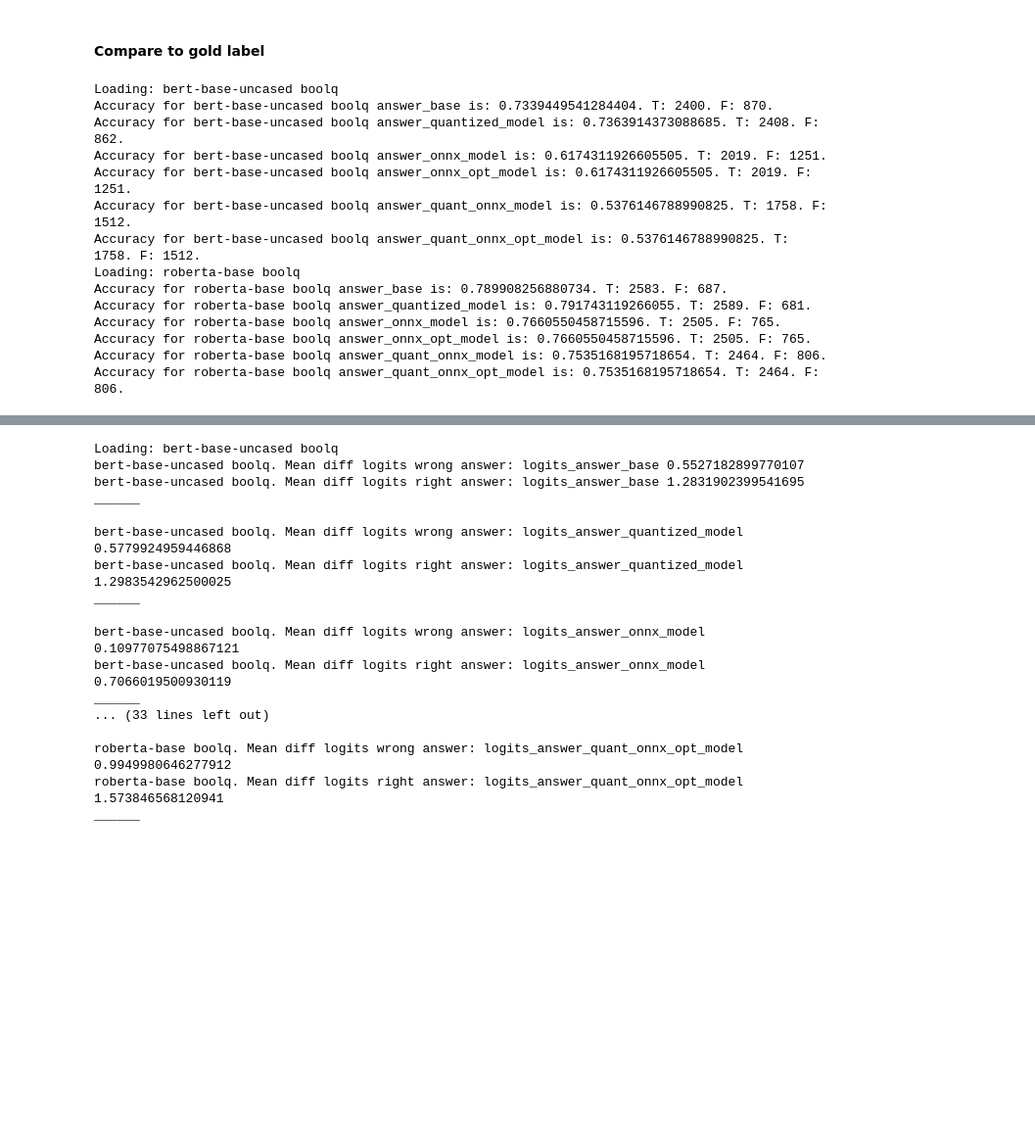
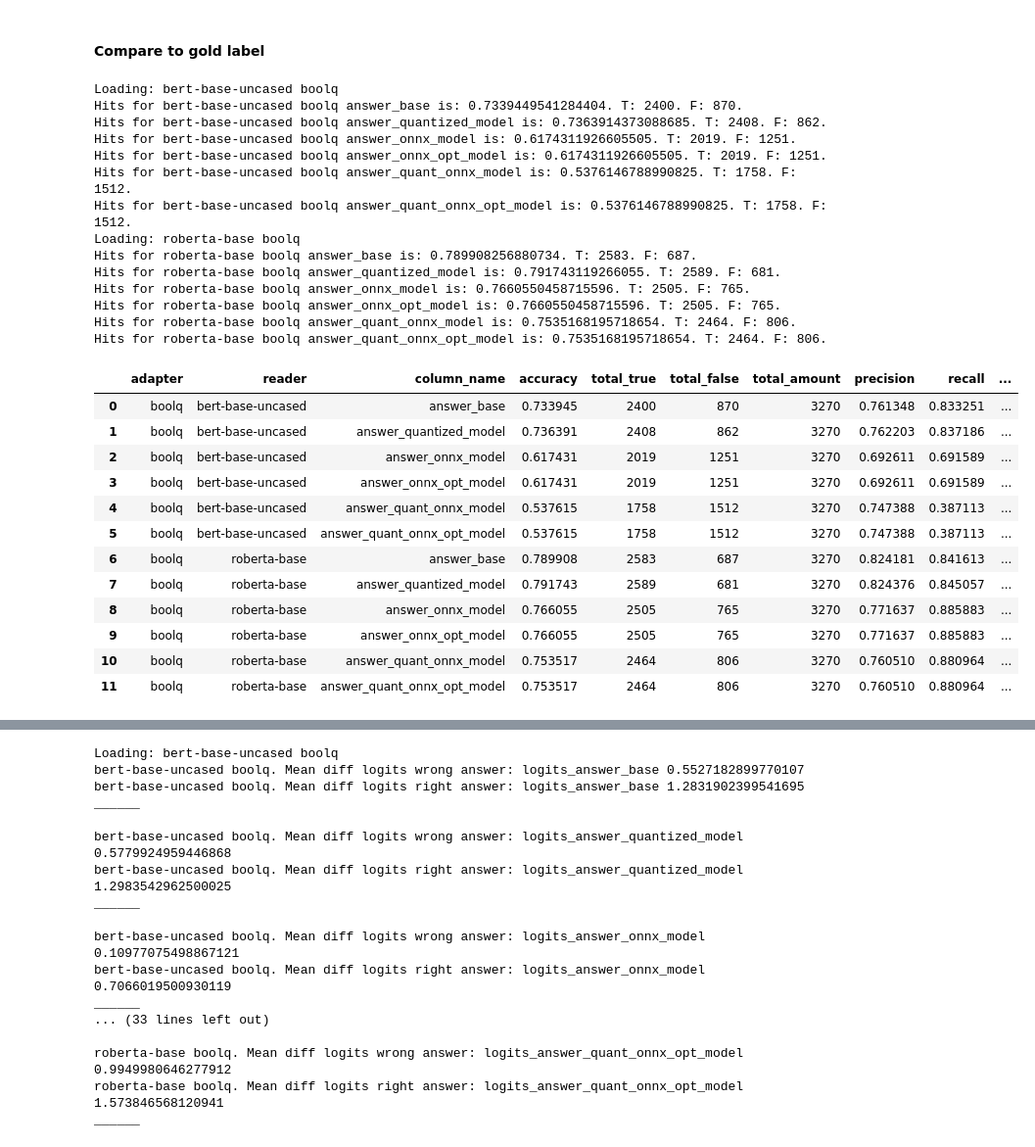
Before and after one commit to michaelkole/dasp_onnx, a Jupyter notebook: eval_results.ipynb, the cells around one changed output, grey strips where cells are left out. Shown at 98% size. Saved outputs shown, nothing was run; the diff lists cells and outputs as text; code cells hidden in the pictures; blank space fills up the shorter version.

```diff
--- a/eval_results.ipynb
+++ b/eval_results.ipynb
@@ -46,7 +47,8 @@ model_name_logits_column_list = ["logits_answer_base", "logits_answer_quantized_
 # %%
 r_df = pd.DataFrame(columns=[
     "adapter", "reader", "column_name",
-    "accuracy", "total_true", "total_false", "total_amount"
+    "accuracy", "total_true", "total_false", "total_amount",
+    "precision", "recall", "f1"
 ])
 
 for adapter in cat_df["adapter"].unique():
@@ -63,23 +65,56 @@ for adapter in cat_df["adapter"].unique():
             total_true = len(t)
             total_false = len(f)
 
-            accuracy = (total_true)/total_amount
+            y_pred = reader_adapter_cat_df[column_name].to_list()
+            y_true = reader_adapter_cat_df[gold_label_column_name].to_list()
 
-            print(f"Accuracy for {reader} {adapter} {column_name} is: {accuracy}. T: {total_true}. F: {total_false}.")
+            hits = (total_true)/total_amount
+
+            # micro
+            # macro
+            # weighted
+            precision = precision_score(y_true, y_pred)
+            recall = recall_score(y_true, y_pred)
+            f1 = f1_score(y_true, y_pred)
+
+
+            print(f"Hits for {reader} {adapter} {column_name} is: {hits}. T: {total_true}. F: {total_false}.")
+
+            r_df.loc[len(r_df)] = [
+                adapter, reader, column_name,
+                hits, total_true, total_false, total_amount,
+                precision, recall, f1
+                ]
 # %% [output]
 Loading: bert-base-uncased boolq
-Accuracy for bert-base-uncased boolq answer_base is: 0.7339449541284404. T: 2400. F: 870.
-Accuracy for bert-base-uncased boolq answer_quantized_model is: 0.7363914373088685. T: 2408. F: 862.
-Accuracy for bert-base-uncased boolq answer_onnx_model is: 0.6174311926605505. T: 2019. F: 1251.
-Accuracy for bert-base-uncased boolq answer_onnx_opt_model is: 0.6174311926605505. T: 2019. F: 1251.
-Accuracy for bert-base-uncased boolq answer_quant_onnx_model is: 0.5376146788990825. T: 1758. F: 1512.
-Accuracy for bert-base-uncased boolq answer_quant_onnx_opt_model is: 0.5376146788990825. T: 1758. F: 1512.
+Hits for bert-base-uncased boolq answer_base is: 0.7339449541284404. T: 2400. F: 870.
+Hits for bert-base-uncased boolq answer_quantized_model is: 0.7363914373088685. T: 2408. F: 862.
+Hits for bert-base-uncased boolq answer_onnx_model is: 0.6174311926605505. T: 2019. F: 1251.
+Hits for bert-base-uncased boolq answer_onnx_opt_model is: 0.6174311926605505. T: 2019. F: 1251.
+Hits for bert-base-uncased boolq answer_quant_onnx_model is: 0.5376146788990825. T: 1758. F: 1512.
+Hits for bert-base-uncased boolq answer_quant_onnx_opt_model is: 0.5376146788990825. T: 1758. F: 1512.
 Loading: roberta-base boolq
-Accuracy for roberta-base boolq answer_base is: 0.789908256880734. T: 2583. F: 687.
-Accuracy for roberta-base boolq answer_quantized_model is: 0.791743119266055. T: 2589. F: 681.
-Accuracy for roberta-base boolq answer_onnx_model is: 0.7660550458715596. T: 2505. F: 765.
-Accuracy for roberta-base boolq answer_onnx_opt_model is: 0.7660550458715596. T: 2505. F: 765.
-Accuracy for roberta-base boolq answer_quant_onnx_model is: 0.7535168195718654. T: 2464. F: 806.
-Accuracy for roberta-base boolq answer_quant_onnx_opt_model is: 0.7535168195718654. T: 2464. F: 806.
+Hits for roberta-base boolq answer_base is: 0.789908256880734. T: 2583. F: 687.
+Hits for roberta-base boolq answer_quantized_model is: 0.791743119266055. T: 2589. F: 681.
+Hits for roberta-base boolq answer_onnx_model is: 0.7660550458715596. T: 2505. F: 765.
+Hits for roberta-base boolq answer_onnx_opt_model is: 0.7660550458715596. T: 2505. F: 765.
+Hits for roberta-base boolq answer_quant_onnx_model is: 0.7535168195718654. T: 2464. F: 806.
+Hits for roberta-base boolq answer_quant_onnx_opt_model is: 0.7535168195718654. T: 2464. F: 806.
+# %%
+r_df
+# %% [output]
+|  | adapter | reader | column_name | accuracy | total_true | total_false | total_amount | precision | recall | ... |
+| 0 | boolq | bert-base-uncased | answer_base | 0.733945 | 2400 | 870 | 3270 | 0.761348 | 0.833251 | ... |
+| 1 | boolq | bert-base-uncased | answer_quantized_model | 0.736391 | 2408 | 862 | 3270 | 0.762203 | 0.837186 | ... |
+| 2 | boolq | bert-base-uncased | answer_onnx_model | 0.617431 | 2019 | 1251 | 3270 | 0.692611 | 0.691589 | ... |
+| 3 | boolq | bert-base-uncased | answer_onnx_opt_model | 0.617431 | 2019 | 1251 | 3270 | 0.692611 | 0.691589 | ... |
+| 4 | boolq | bert-base-uncased | answer_quant_onnx_model | 0.537615 | 1758 | 1512 | 3270 | 0.747388 | 0.387113 | ... |
+| 5 | boolq | bert-base-uncased | answer_quant_onnx_opt_model | 0.537615 | 1758 | 1512 | 3270 | 0.747388 | 0.387113 | ... |
+| 6 | boolq | roberta-base | answer_base | 0.789908 | 2583 | 687 | 3270 | 0.824181 | 0.841613 | ... |
+| 7 | boolq | roberta-base | answer_quantized_model | 0.791743 | 2589 | 681 | 3270 | 0.824376 | 0.845057 | ... |
+| 8 | boolq | roberta-base | answer_onnx_model | 0.766055 | 2505 | 765 | 3270 | 0.771637 | 0.885883 | ... |
+| 9 | boolq | roberta-base | answer_onnx_opt_model | 0.766055 | 2505 | 765 | 3270 | 0.771637 | 0.885883 | ... |
+| 10 | boolq | roberta-base | answer_quant_onnx_model | 0.753517 | 2464 | 806 | 3270 | 0.760510 | 0.880964 | ... |
+| 11 | boolq | roberta-base | answer_quant_onnx_opt_model | 0.753517 | 2464 | 806 | 3270 | 0.760510 | 0.880964 | ... |
 # %%
 # Calc diff of logits (of binary) if pred is wrong.
```
Also changed, not shown: parts of 18 cells of this notebook, 2 other files.
